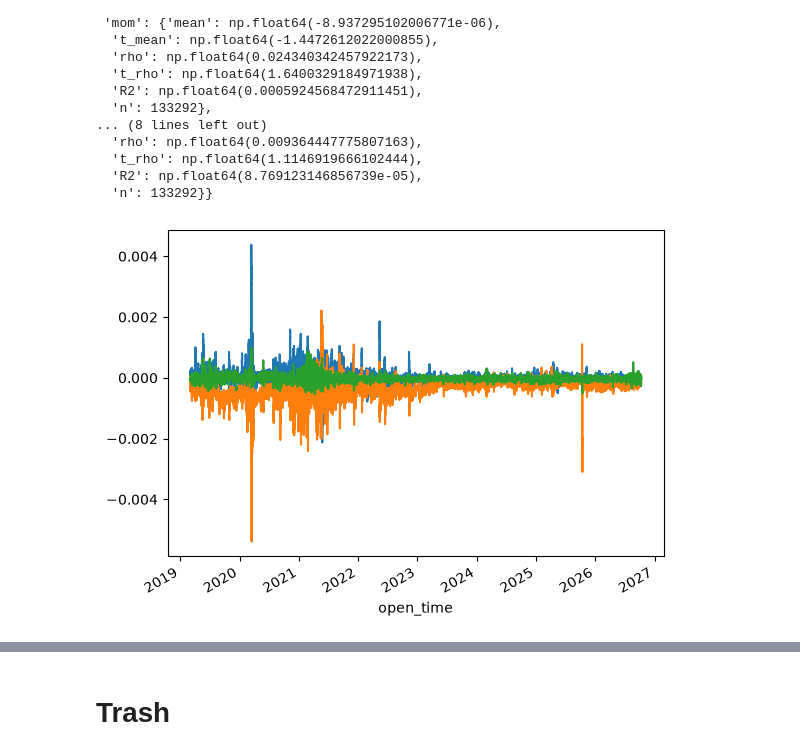
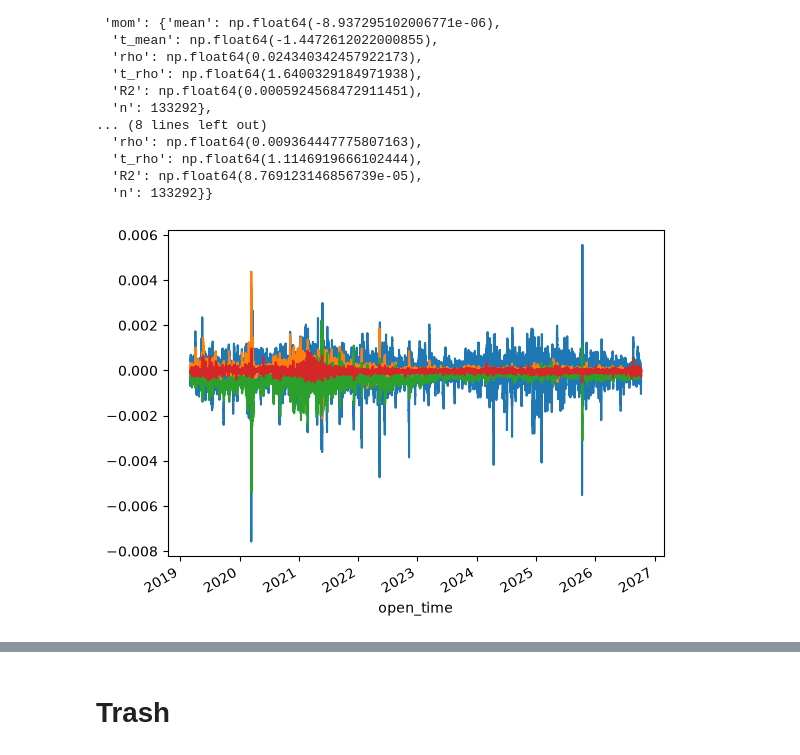
Before and after one commit to Parracho/Project-Finance, a Jupyter notebook: alpha_beta.ipynb, the cells around one changed output, grey strips where cells are left out. Drawn from its saved outputs; the diff is of its cells as text; code cells hidden in the pictures.

```diff
--- a/alpha_beta.ipynb
+++ b/alpha_beta.ipynb
@@ -201,16 +200,22 @@ ret_n  = ret.to_numpy(dtype="float32")
 
 T = len(ret)
 out = np.full((T, 4), np.nan)
+C = len(ret.iloc[0])
+
+M=np.full((T,C), np.nan)
+R=np.full((T,C), np.nan)
+S=np.full((T,C), np.nan)
+
 
 for s in range(0, T, CH):
     sl = slice(s, s + CH)
-    M = gpu_z(cp.asarray(mom_n[sl]))
-    R = gpu_z(cp.asarray(rev_n[sl]))
-    S = gpu_z(cp.asarray(size_n[sl]))
+    M_s = gpu_z(cp.asarray(mom_n[sl]))
+    R_s = gpu_z(cp.asarray(rev_n[sl]))
+    S_s = gpu_z(cp.asarray(size_n[sl]))
     Y = gpu_clip(cp.asarray(ret_n[sl]))
 
-    m = cp.isfinite(Y) & cp.isfinite(M) & cp.isfinite(R) & cp.isfinite(S)   # same as dropna()
-    A = cp.stack([cp.ones_like(M), M, R, S], axis=2)                        # chunk x N x 4
+    m = cp.isfinite(Y) & cp.isfinite(M_s) & cp.isfinite(R_s) & cp.isfinite(S_s)   # same as dropna()
+    A = cp.stack([cp.ones_like(M_s), M_s, R_s, S_s], axis=2)                        # chunk x N x 4
     A = cp.where(m[:, :, None], A, 0)
     yv = cp.where(m, Y, 0)
 
@@ -222,6 +227,10 @@ for s in range(0, T, CH):
     beta = cp.linalg.solve(XtX, Xty)[:, :, 0]
     out[sl] = cp.asnumpy(cp.where(ok[:, None], beta, cp.nan))
 
+    M[sl] = cp.asnumpy(M_s)
+    R[sl] = cp.asnumpy(R_s)
+    S[sl] = cp.asnumpy(S_s)
+
     cp.get_default_memory_pool().free_all_blocks()            # free VRAM between chunks
 
 coefs = pd.DataFrame(out, index=ret.index, columns=["const", "mom", "rev", "size"]).dropna()
@@ -296,9 +290,9 @@ factors = pd.DataFrame({
 # %%
 #factors.to_pickle("./datasets/factors.pk")
 
 lam_hat = coefs.rolling(window=100).mean().shift(1)
-for s in ["mom","rev","size"]:
+for s in ["lam0","mom","rev","size"]:
     lam_hat[s].plot()
 # %% [output]
-[figure, old version]
+[figure, new version]
 # %%
```
Also changed, not shown: parts of 9 cells of this notebook.
